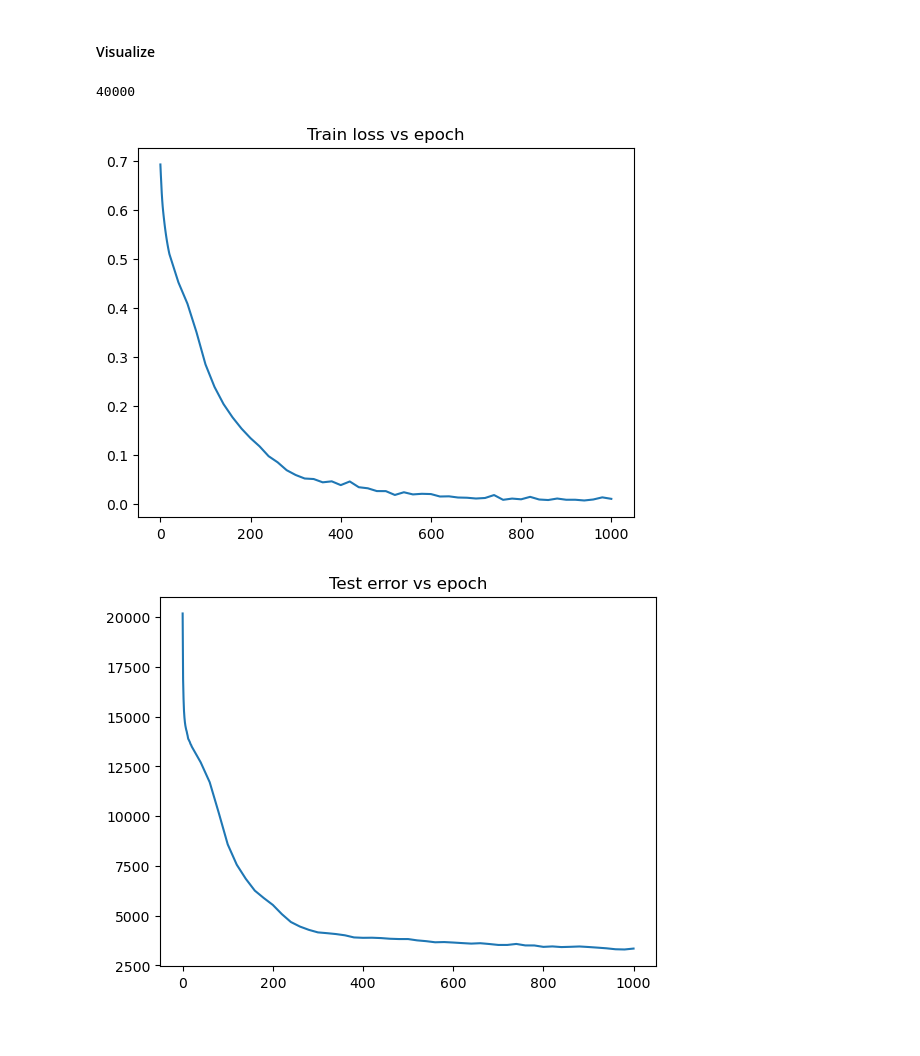
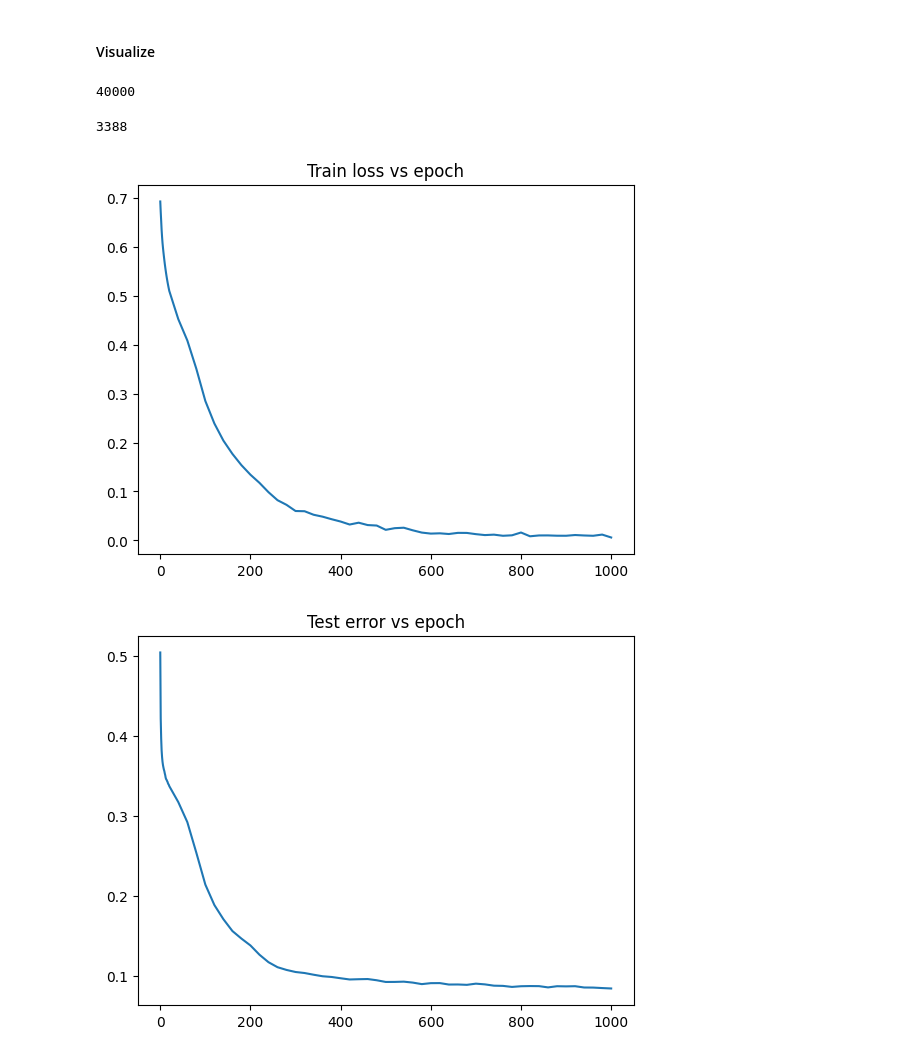
Before and after one commit to JignasaBhunia/layer-lenses-testbed, a Jupyter notebook: notebooks/legacy_dlgn_minimal.ipynb, the cells around one changed output. Cells and saved outputs as stored; diff of their text form; code cells hidden in the pictures; blank space fills up the shorter version.

```diff
--- a/notebooks/legacy_dlgn_minimal.ipynb
+++ b/notebooks/legacy_dlgn_minimal.ipynb
@@ -158,7 +158,7 @@ class Args:
         self.numnodes=16
         self.beta=11.
         self.lr = 0.001
-        self.saved_epochs = [0,1,2,3,4,5,6,7,8,9,10,11,12,13,14,15,16,17,18,19]+list(range(20,1001,20))
+        self.saved_epochs = [0,1,2,3,4,5,6,7,8,9,10,11,12,13,14,15,16,17,18,19]+list(range(20,2001,20))
         self.num_batches = 500
 # %%
 args =  Args()
@@ -262,19 +274,22 @@ model_list = DLGN_obj_store
 # %%
 print(len(test_data_labels))
 saved_epochs = [0,1,2,3,4,5,6,7,8,9,10,11,12,13,14,15,16,17,18,19]+list(range(20,1001,20))
 train_losses = []
 test_errors = []
 for i in tqdm(range(len(model_list))):
     train_losses.append(give_loss(model_list[i].to(device), train_data, train_data_labels))
     test_errors.append(give_error(model_list[i].to(device), test_data, test_data_labels) )
-
+train_losses = np.array(train_losses)
+test_errors = np.array(test_errors)
 plt.figure()
 plt.plot(saved_epochs[:len(train_losses)],train_losses);
 plt.title("Train loss vs epoch");
 plt.figure()
-plt.plot(saved_epochs[:len(train_losses)],test_errors);
+plt.plot(saved_epochs[:len(train_losses)],test_errors/len(test_data));
 plt.title("Test error vs epoch");
+print(test_errors[-1])
 # %% [output]
 40000
+3388
-[figure, old version]
+[figure, new version]
-[figure, old version]
+[figure, new version]
```
Also changed, not shown: parts of 2 cells of this notebook, 3 other files.
